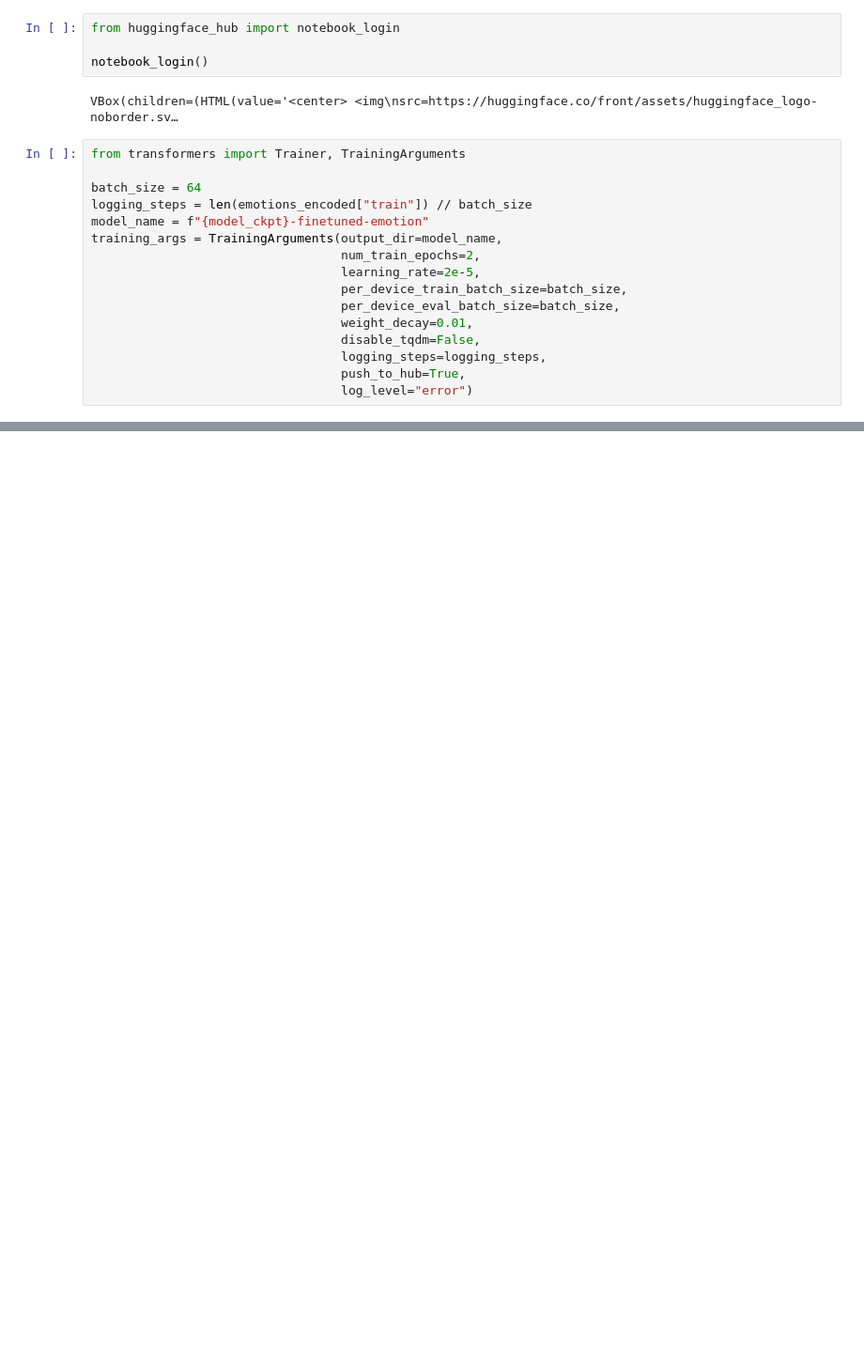
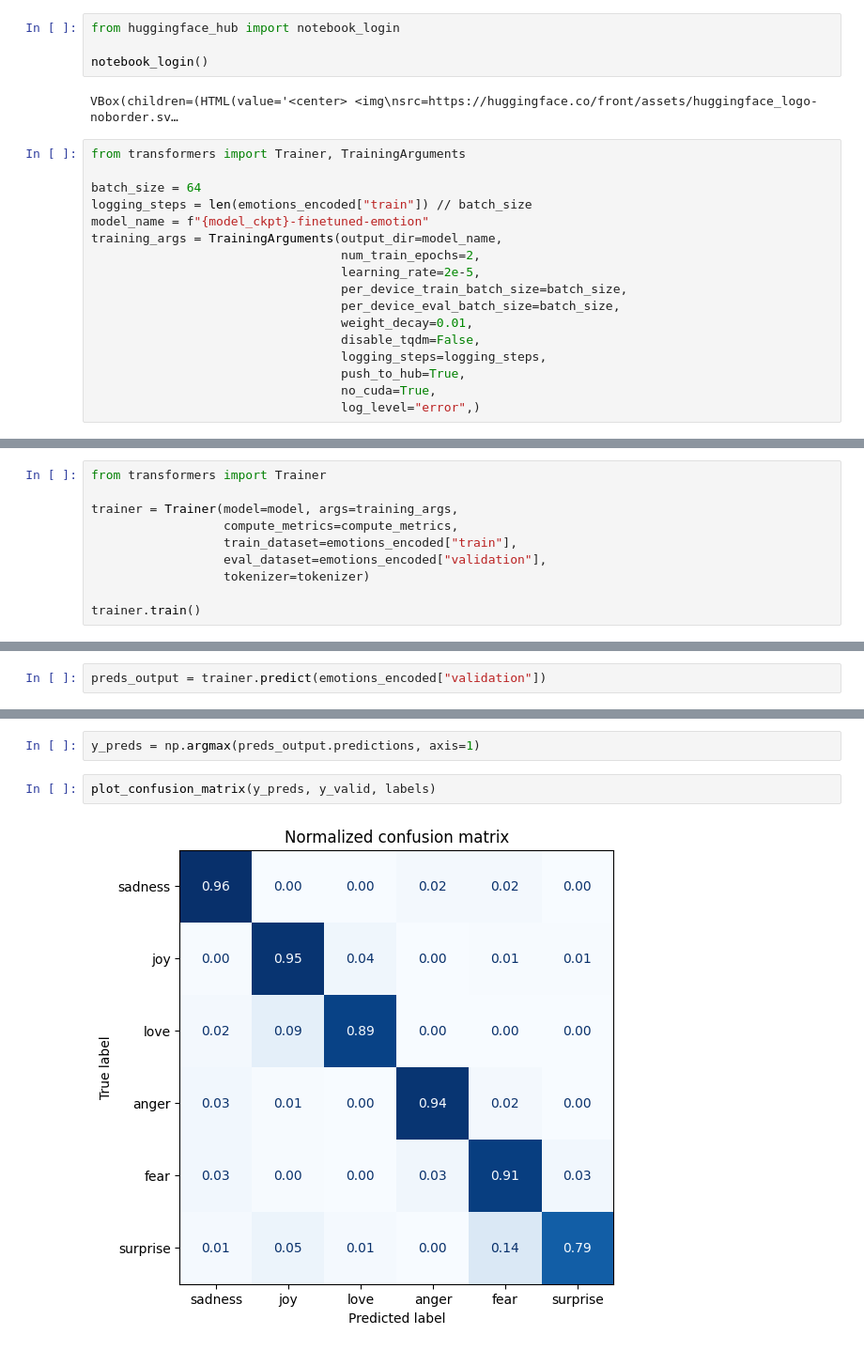
Before and after one commit to luisalex94/research-machine-learning, a Jupyter notebook: nlp/Natural Language Processing with Transformers, Revised Edition/general.ipynb, the cells around one changed output, grey strips where cells are left out. Shown: that part at 94% size. Cells and saved outputs as stored; diff of their text form; blank space fills up the shorter version.

```diff
--- a/nlp/Natural Language Processing with Transformers, Revised Edition/general.ipynb
+++ b/nlp/Natural Language Processing with Transformers, Revised Edition/general.ipynb
@@ -526,4 +541,5 @@ training_args = TrainingArguments(output_dir=model_name,
                                   disable_tqdm=False,
                                   logging_steps=logging_steps,
                                   push_to_hub=True,
-                                  log_level="error")
+                                  no_cuda=True,
+                                  log_level="error",)
@@ -531,0 +546,10 @@ NameError: name 'emotions_encoded' is not defined
+# %%
+from transformers import Trainer
+
+trainer = Trainer(model=model, args=training_args,
+                  compute_metrics=compute_metrics,
+                  train_dataset=emotions_encoded["train"],
+                  eval_dataset=emotions_encoded["validation"],
+                  tokenizer=tokenizer)
+
+trainer.train()
@@ -531,0 +559,2 @@ NameError: name 'emotions_encoded' is not defined
+# %%
+preds_output = trainer.predict(emotions_encoded["validation"])
@@ -531,0 +572,6 @@ NameError: name 'emotions_encoded' is not defined
+# %%
+y_preds = np.argmax(preds_output.predictions, axis=1)
+# %%
+plot_confusion_matrix(y_preds, y_valid, labels)
+# %% [output]
+[figure, added]
```
Also changed, not shown: parts of 22 cells of this notebook, 10 other files.
